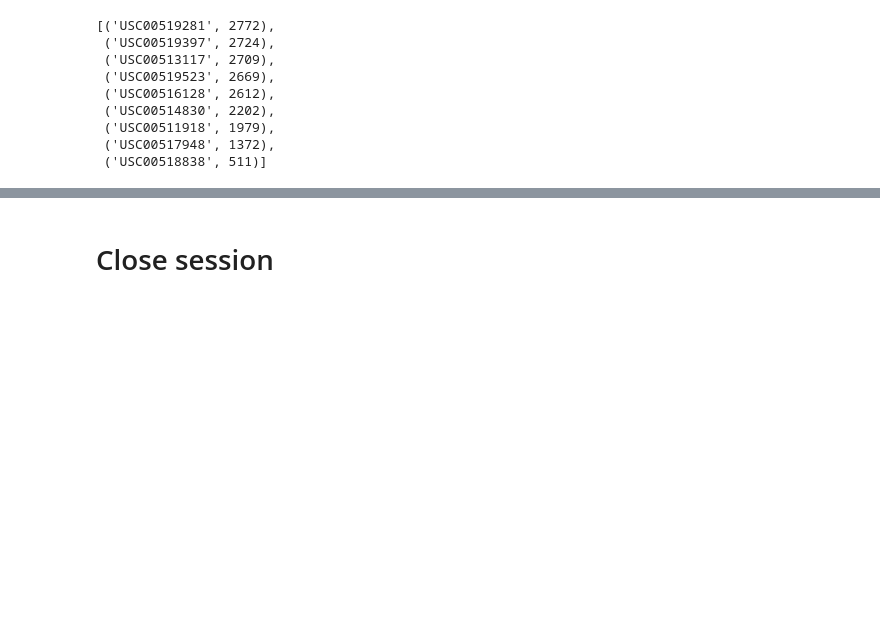
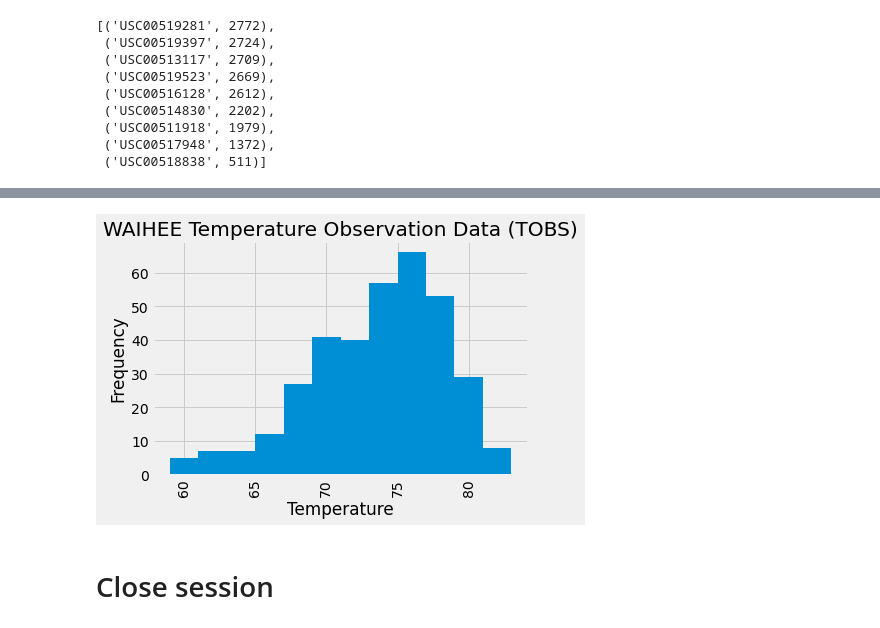
Before and after one commit to Leonidesguerra/sqlalchemy-challenge, a Jupyter notebook: climate_starter.ipynb, the cells around one changed output, grey strips where cells are left out. Saved outputs shown, nothing was run; the diff lists cells and outputs as text; code cells hidden in the pictures; blank space fills up the shorter version.

Commit message:
station analysis complete

```diff
--- a/climate_starter.ipynb
+++ b/climate_starter.ipynb
@@ -177,3 +203,10 @@ results
 # %%
 # Using the most active station id
 # Query the last 12 months of temperature observation data for this station and plot the results as a histogram
+temp=session.query(Measurements.date, Measurements.tobs)\
+    .filter(Measurements.station =='USC00519281')\
+    .filter(Measurements.date<='2017-08-23')\
+    .filter(Measurements.date >='2016-08-23')\
+    .all()
+temp=pd.DataFrame(temp)
+temp.head()
@@ -180,3 +220,13 @@ results
+# %%
+x = temp['tobs']
+plt.hist(x, bins = 12)
+plt.xticks(rotation='vertical')
+plt.title('WAIHEE Temperature Observation Data (TOBS)')
+plt.xlabel('Temperature')
+plt.ylabel('Frequency')
+plt.show()
+# %% [output]
+[figure, added]
 # %% [markdown]
 # Close session
 # %%
```
Also changed, not shown: parts of 9 cells of this notebook.
